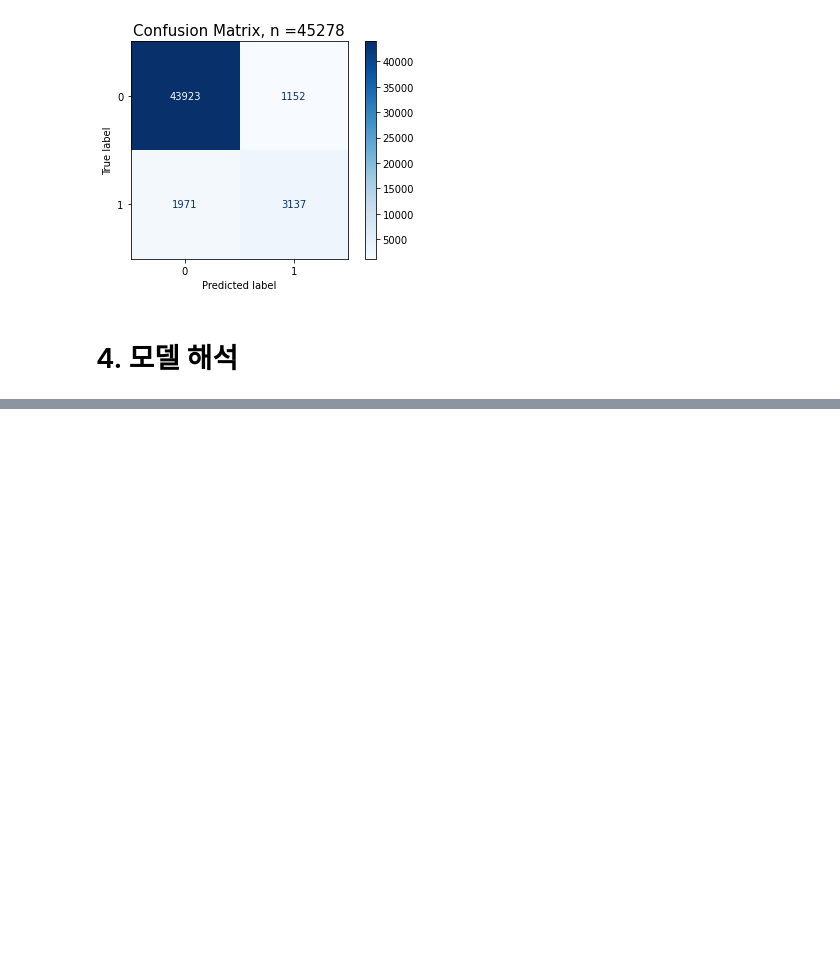
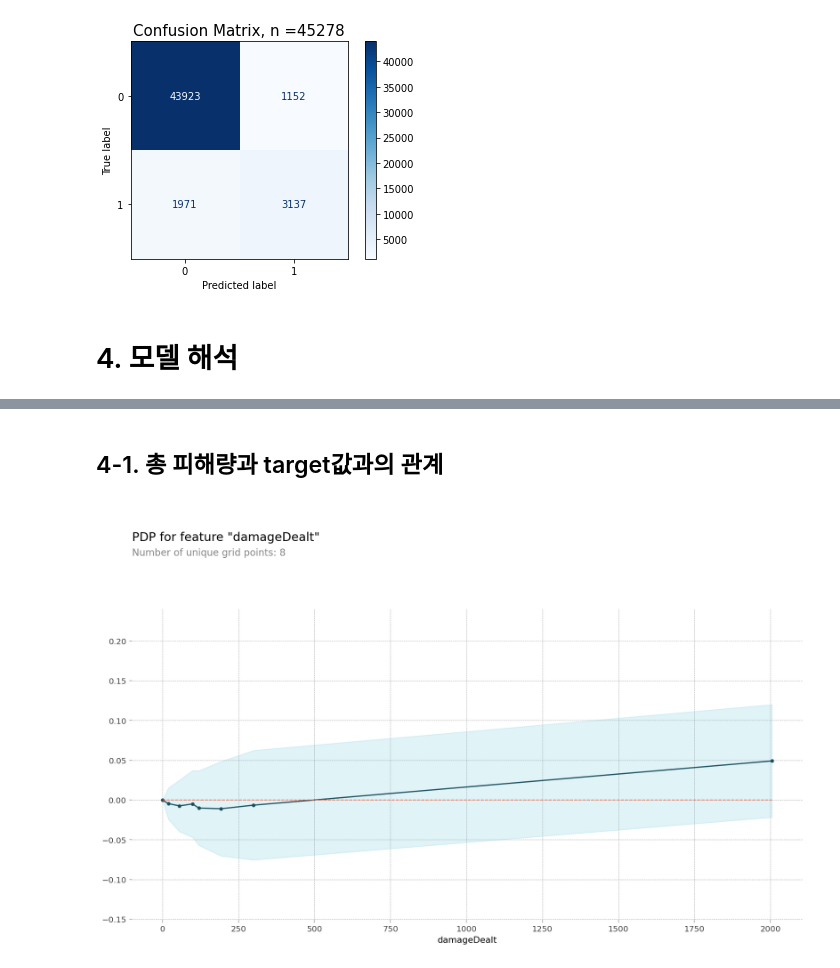
Before and after one commit to woorim99/AIB_12th_project, a Jupyter notebook: Section 2/Section2_AI_12_이우림.ipynb, the cells around one changed output, grey strips where cells are left out. Cells and saved outputs as stored; diff of their text form; code cells hidden in the pictures; blank space fills up the shorter version.

```diff
--- a/Section 2/Section2_AI_12_이우림.ipynb
+++ b/Section 2/Section2_AI_12_이우림.ipynb
@@ -347,0 +368,4 @@ plt.show()
+# %%
+# dpi(dots per inch) 수치를 조정해 이미지 화질을 조정 할 수 있습니다
+import matplotlib.pyplot as plt
+plt.rcParams['figure.dpi'] = 144
@@ -347,0 +374,15 @@ plt.show()
+# %% [markdown]
+## 4-1. 총 피해량과 target값과의 관계
+# %%
+feature = 'damageDealt'
+isolated = pdp_isolate(
+    model= pipe_rf,
+    dataset=X_val,
+    model_features=X_val.columns,
+    feature=feature,
+    grid_type='percentile', # default='percentile', or 'equal'
+    num_grid_points=10 # default=10
+)
+pdp_plot(isolated, feature_name=feature);
+# %% [output]
+[figure, added]
```
Also changed, not shown: parts of 4 cells of this notebook.
